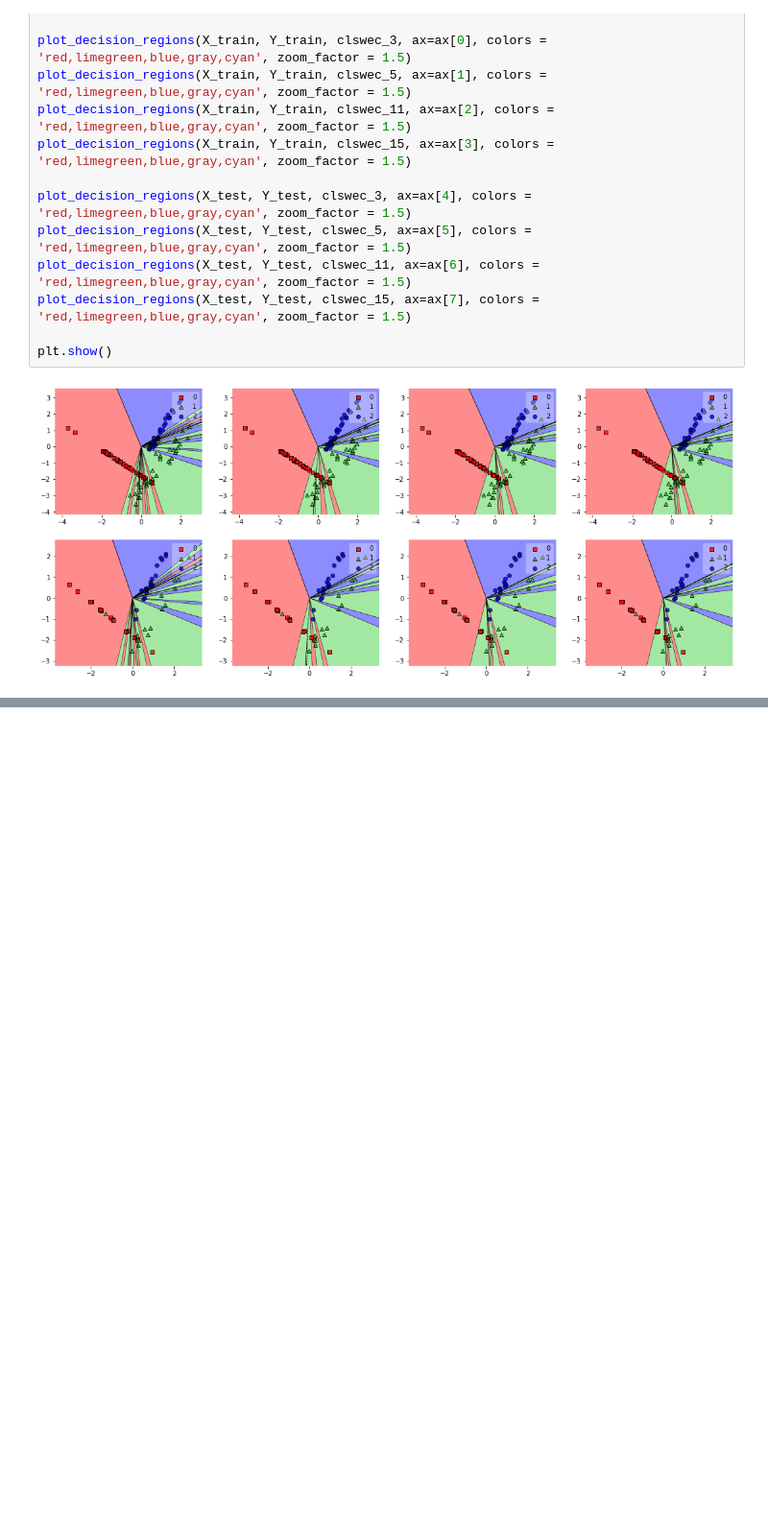
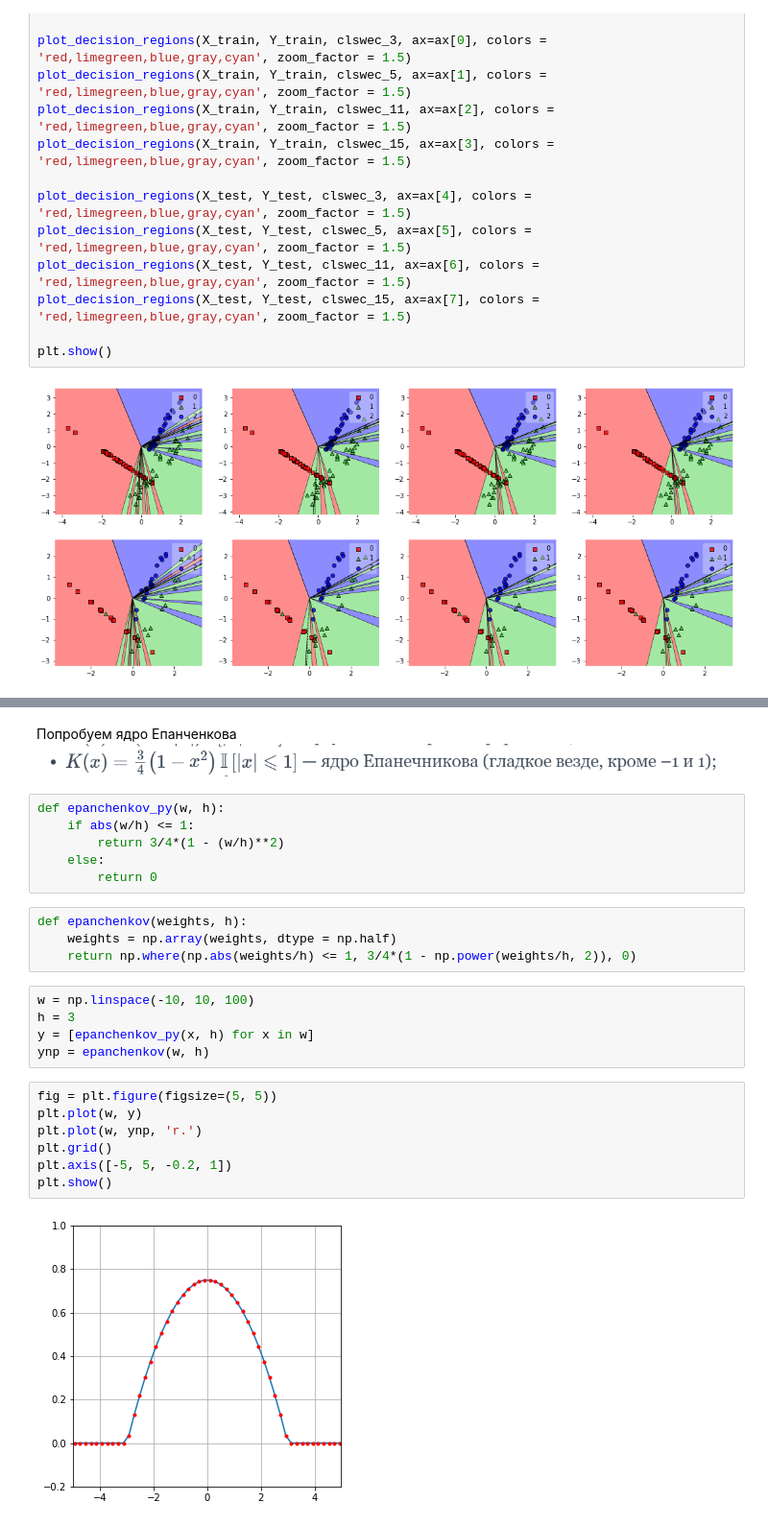
Before and after one commit to yuriy5139/MachineLearning, a Jupyter notebook: Metric - K nearest and others.ipynb, the cells around one changed output, grey strips where cells are left out. Shown at 96% size. Cells and saved outputs as stored; diff of their text form; blank space fills up the shorter version.

```diff
--- a/Metric - K nearest and others.ipynb
+++ b/Metric - K nearest and others.ipynb
@@ -368,0 +438,27 @@ plt.show()
+# %% [markdown]
+Попробуем ядро Епанченкова
+![image.png](attachment:cf0a8f71-0c1b-4114-8a39-bc34f24ebb14.png)
+# %%
+def epanchenkov_py(w, h):
+    if abs(w/h) <= 1:
+        return 3/4*(1 - (w/h)**2)
+    else:
+        return 0
+# %%
+def epanchenkov(weights, h):
+    weights = np.array(weights, dtype = np.half)
+    return np.where(np.abs(weights/h) <= 1, 3/4*(1 - np.power(weights/h, 2)), 0)
+# %%
+w = np.linspace(-10, 10, 100)
+h = 3
+y = [epanchenkov_py(x, h) for x in w]
+ynp = epanchenkov(w, h)
+# %%
+fig = plt.figure(figsize=(5, 5))
+plt.plot(w, y)
+plt.plot(w, ynp, 'r.')
+plt.grid()
+plt.axis([-5, 5, -0.2, 1])
+plt.show()
+# %% [output]
+[figure, added]
```
Also changed, not shown: parts of 18 cells of this notebook.
